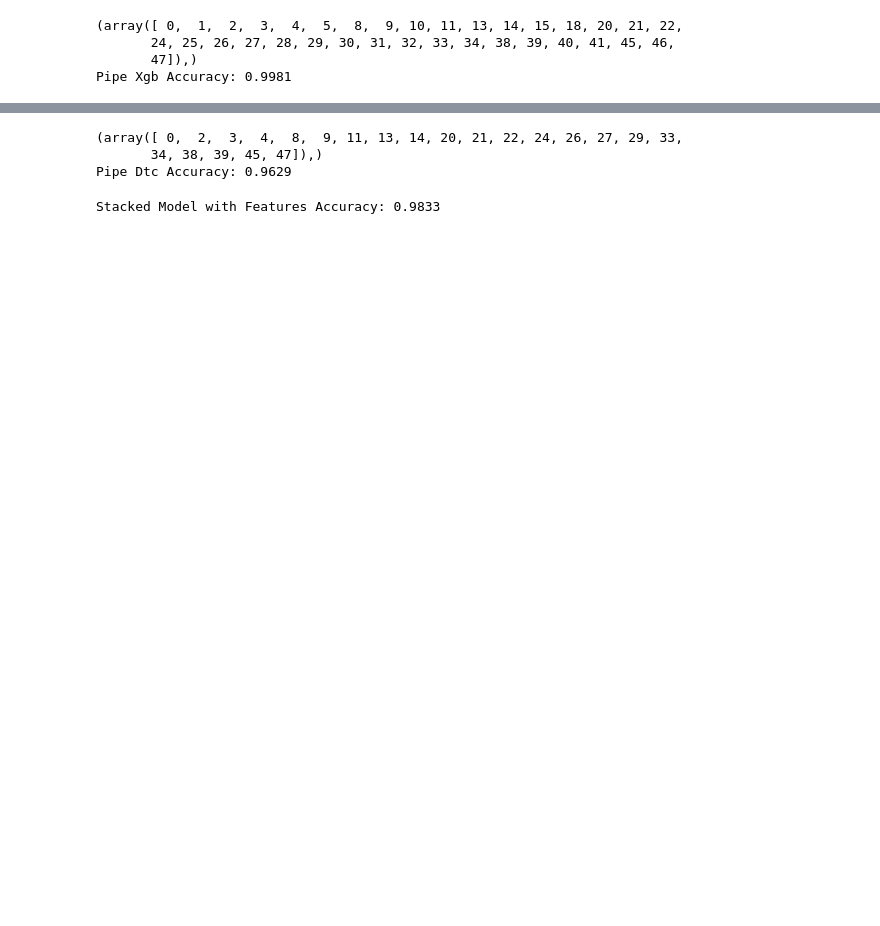
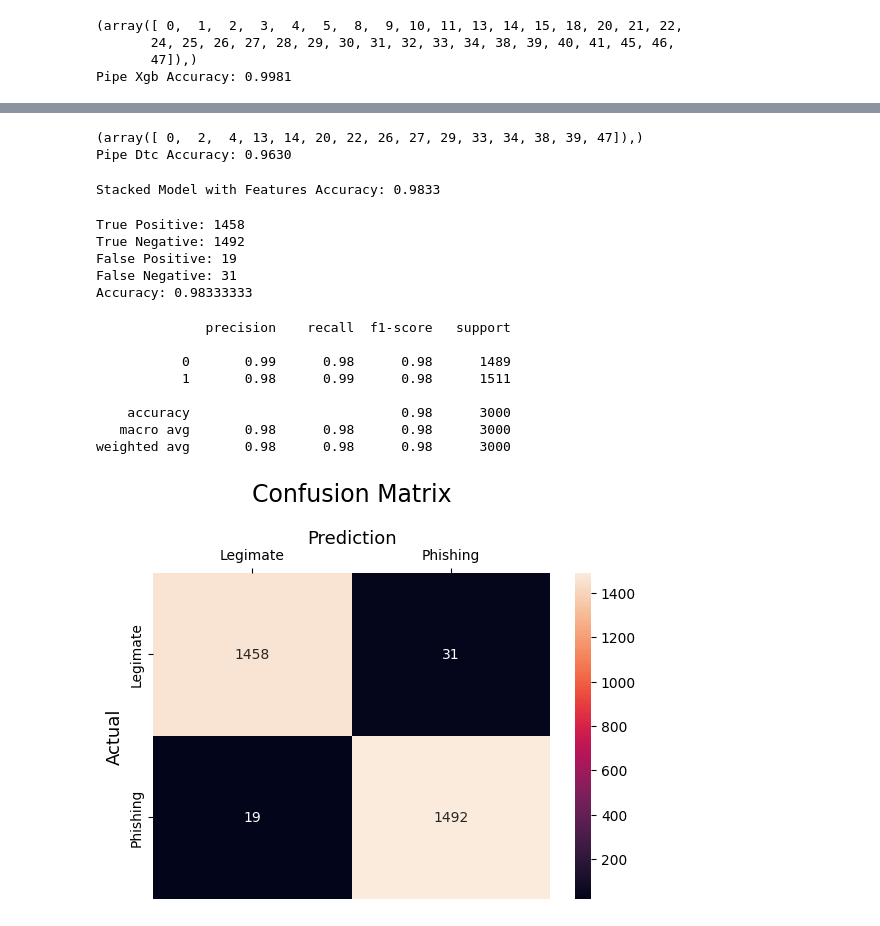
Before and after one commit to NHCh1/DLI, a Jupyter notebook: DLI_Assignment.ipynb, the cells around one changed output, grey strips where cells are left out. Drawn from its saved outputs; the diff is of its cells as text; code cells hidden in the pictures; blank space fills up the shorter version.

Commit message:
Evaluation - Confusion Matrix

```diff
--- a/DLI_Assignment.ipynb
+++ b/DLI_Assignment.ipynb
@@ -268,8 +269,7 @@ selector = selector.fit(x, y)
 dtc_col = np.where(selector.ranking_==1)
 print(dtc_col)
 
-pipe_dtc = make_pipeline(ColumnSelector(cols=(0,  2,  3,  4,  8,  9, 13, 14, 20, 21, 22, 24, 26, 27, 29, 33, 34,
-       38, 39, 45, 47)),dtc_model)
+pipe_dtc = make_pipeline(ColumnSelector(cols=(0,  2,  3,  4,  8,  9, 13, 14, 20, 21, 22, 24, 26, 27, 29, 33, 34, 38, 39, 45, 47)),dtc_model)
 
 pipe_dtc.fit(x_train, y_train)
 pipe_dtc_train = pipe_dtc.predict_proba(x_train)[:, 1].reshape(-1, 1)
@@ -277,9 +277,8 @@ pipe_dtc_test = pipe_dtc.predict_proba(x_test)[:, 1].reshape(-1, 1)
 pipe_dtc_accuracy = roc_auc_score(y_test, pipe_dtc_test)
 print(f"Pipe Dtc Accuracy: {pipe_dtc_accuracy:.4f}")
 # %% [output]
-(array([ 0,  2,  3,  4,  8,  9, 11, 13, 14, 20, 21, 22, 24, 26, 27, 29, 33,
-       34, 38, 39, 45, 47]),)
-Pipe Dtc Accuracy: 0.9629
+(array([ 0,  2,  4, 13, 14, 20, 22, 26, 27, 29, 33, 34, 38, 39, 47]),)
+Pipe Dtc Accuracy: 0.9630
 # %%
 # FEATURE SELECTION - STACKING
 
@@ -289,8 +288,64 @@ pipe_st_test = np.hstack([pipe_xgb_test, pipe_cnn_test, pipe_gbc_test, pipe_dtc_
 pipe_model = LogisticRegression()
 pipe_model.fit(pipe_st_train, y_train)
 
-y_pred = meta_model.predict(pipe_st_test)
-acc = accuracy_score(y_test, y_pred)
+y_pred_pipe = pipe_model.predict(pipe_st_test)
+acc = accuracy_score(y_test, y_pred_pipe)
 print(f"Stacked Model with Features Accuracy: {acc:.4f}")
 # %% [output]
 Stacked Model with Features Accuracy: 0.9833
+# %%
+# Create a dictionary from the actual test result and predicted result
+comparison = pd.DataFrame({'y_pred': y_pred, 'y_test': y_test})
+
+true_positive = ((comparison['y_pred'] == 0) & (comparison['y_test'] == 0)).sum()
+print(f"True Positive: {true_positive}")
+
+true_negative = ((comparison['y_pred'] == 1) & (comparison['y_test'] == 1)).sum()
+print(f"True Negative: {true_negative}")
+
+false_positive = ((comparison['y_pred'] == 0) & (comparison['y_test'] == 1)).sum()
+print(f"False Positive: {false_positive}")
+
+false_negative = ((comparison['y_pred'] == 1) & (comparison['y_test'] == 0)).sum()
+print(f"False Negative: {false_negative}")
+
+accuracy = (true_positive + true_negative)/(true_positive + true_negative + false_positive + false_negative)
+print(f"Accuracy: {accuracy:.8f}")
+# %% [output]
+True Positive: 1458
+True Negative: 1492
+False Positive: 19
+False Negative: 31
+Accuracy: 0.98333333
+# %%
+# Confusion Matrix
+from sklearn.metrics import confusion_matrix
+import matplotlib.pyplot as plt
+import seaborn as sns
+
+from sklearn.metrics import confusion_matrix, classification_report
+print(classification_report(y_test, y_pred))
+
+cm = confusion_matrix(y_test, y_pred)
+sns.heatmap(cm,
+            annot=True,
+            fmt='g',
+            xticklabels=['Legimate', 'Phishing'],
+            yticklabels=['Legimate', 'Phishing'])
+plt.ylabel('Actual', fontsize=13)
+plt.title('Confusion Matrix', fontsize=17, pad=20)
+plt.gca().xaxis.set_label_position('top')
+plt.xlabel('Prediction', fontsize=13)
+plt.gca().xaxis.tick_top()
+plt.gca().figure.subplots_adjust(bottom=0.2)
+plt.show()
+# %% [output]
+              precision    recall  f1-score   support
+
+           0       0.99      0.98      0.98      1489
+           1       0.98      0.99      0.98      1511
+
+    accuracy                           0.98      3000
+   macro avg       0.98      0.98      0.98      3000
+weighted avg       0.98      0.98      0.98      3000
+[figure, added]
```
Also changed, not shown: parts of 6 cells of this notebook.
